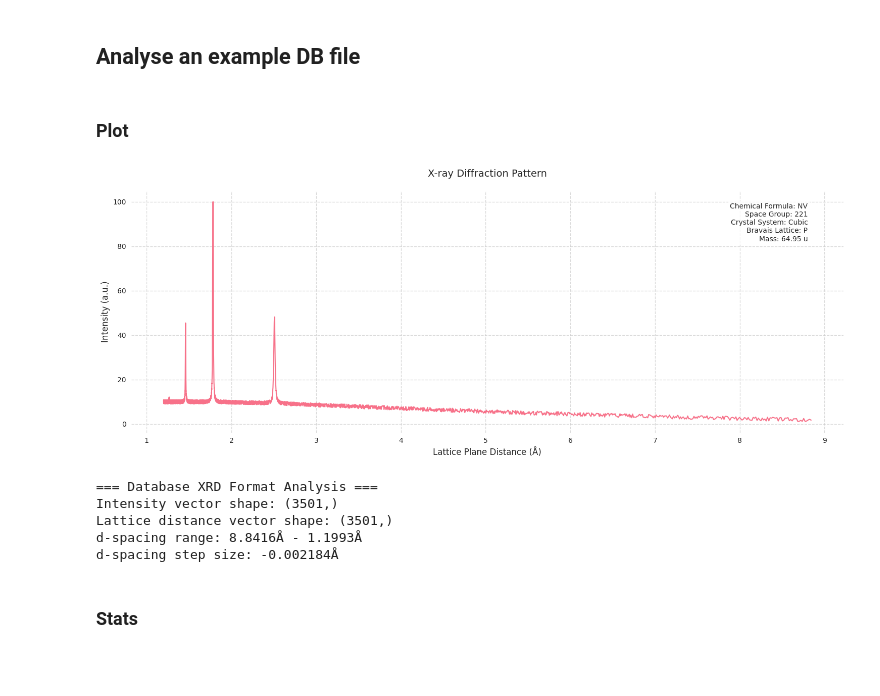
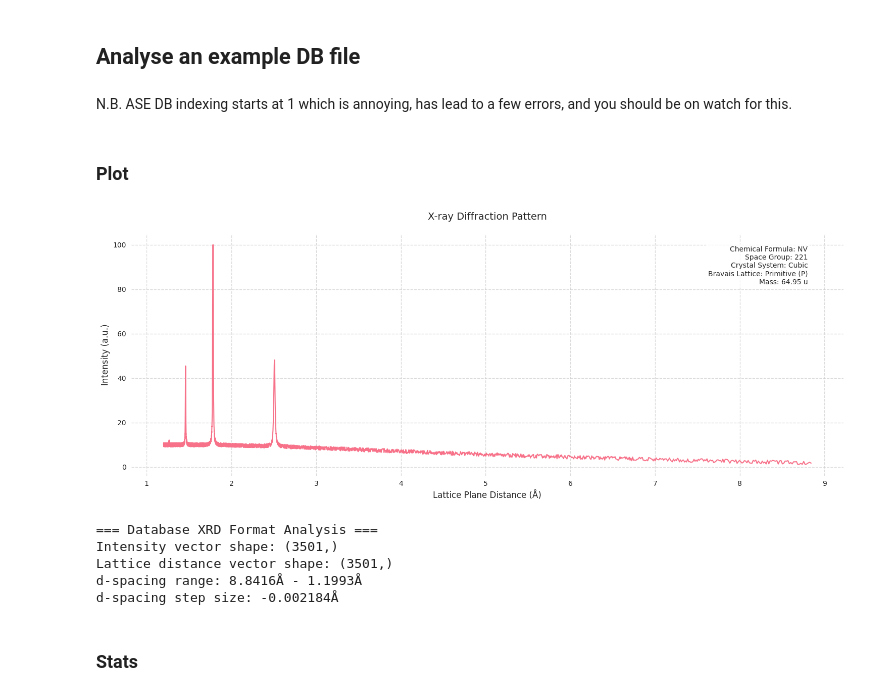
Before and after one commit to JacksonSprigg/-XRD-Materials-Characterisation-with-ML---FYP, a Jupyter notebook: analysis/analysis.ipynb, the cells around one changed output. Drawn from its saved outputs; the diff is of its cells as text; code cells hidden in the pictures; blank space fills up the shorter version.

```diff
--- a/analysis/analysis.ipynb
+++ b/analysis/analysis.ipynb
@@ -61,5 +61,7 @@ Total database samples: 8,000
 # %% [markdown]
 ## Analyse an example DB file
+# %% [markdown]
+N.B. ASE DB indexing starts at 1 which is annoying, has lead to a few errors, and you should be on watch for this.
 # %%
 # Which data do you want to look at?
 data_set_in_use = datasets["Partial Test set"]
@@ -69,19 +125,6 @@ samples_to_show = 1
 # %% [markdown]
 ### Plot
 # %%
-# Cell: Data Inspection Helper Functions
-def get_crystal_system_name(system_id):
-    """Convert crystal system ID to name."""
-    crystal_systems = {
-        1: "Cubic",
-        2: "Hexagonal",
-        3: "Tetragonal",
-        4: "Orthorhombic",
-        5: "Trigonal",
-        6: "Monoclinic",
-        7: "Triclinic"
-    }
-    return crystal_systems.get(system_id, "Unknown")
 
 def plot_sample_xrd(intensity, lattice_dist, formula, spg, crysystem, blt, mass):
     """Plot a single XRD pattern with detailed information."""
@@ -104,7 +147,7 @@ def plot_sample_xrd(intensity, lattice_dist, formula, spg, crysystem, blt, mass)
         f'Chemical Formula: {formula}\n'
         f'Space Group: {spg}\n'
         f'Crystal System: {get_crystal_system_name(crysystem)}\n'
-        f'Bravais Lattice: {blt}\n'
+        f'Bravais Lattice: {get_bravais_lattice_name(get_bravais_lattice_type(blt))}\n'
         f'Mass: {mass:.2f} u'
     )
 
@@ -130,7 +173,7 @@ db = connect(data_set_in_use)
 samples = []
 
 for i in range(samples_to_show):  # Get x samples
-    row = db.get(i)
+    row = db.get(i+1)
     sample = {
         'chemical_formula': row.chem_form,
         'intensity': eval(row.intensity),
@@ -141,35 +184,35 @@ for i in range(samples_to_show):  # Get x samples
         'mass': row.mass
     }
     samples.append(sample)
 
 # Plot samples
 for sample in samples:
     plot_sample_xrd(
         sample['intensity'],
         sample['lattice_dist'],
         sample['chemical_formula'],
         sample['space_group'],
         sample['crystal_system'],
         sample['bravais_lattice'],
         sample['mass']
     )
 
 
-# Print the format
+# Print the format data
 # Get first entry
 row = db.get(1)
 
 # Extract data
 db_intensity = np.array(eval(row.intensity))
 db_latt_dis = np.array(eval(row.latt_dis))
 
 print(f"=== Database XRD Format Analysis ===")
 print(f"Intensity vector shape: {db_intensity.shape}")
 print(f"Lattice distance vector shape: {db_latt_dis.shape}")
 print(f"d-spacing range: {db_latt_dis[0]:.4f}Å - {db_latt_dis[-1]:.4f}Å")
 print(f"d-spacing step size: {np.mean(np.diff(db_latt_dis)):.6f}Å")
 # %% [output]
-[figure, old version]
+[figure, new version]
 === Database XRD Format Analysis ===
 Intensity vector shape: (3501,)
 Lattice distance vector shape: (3501,)
```
Also changed, not shown: parts of 6 cells of this notebook, 27 other files.
